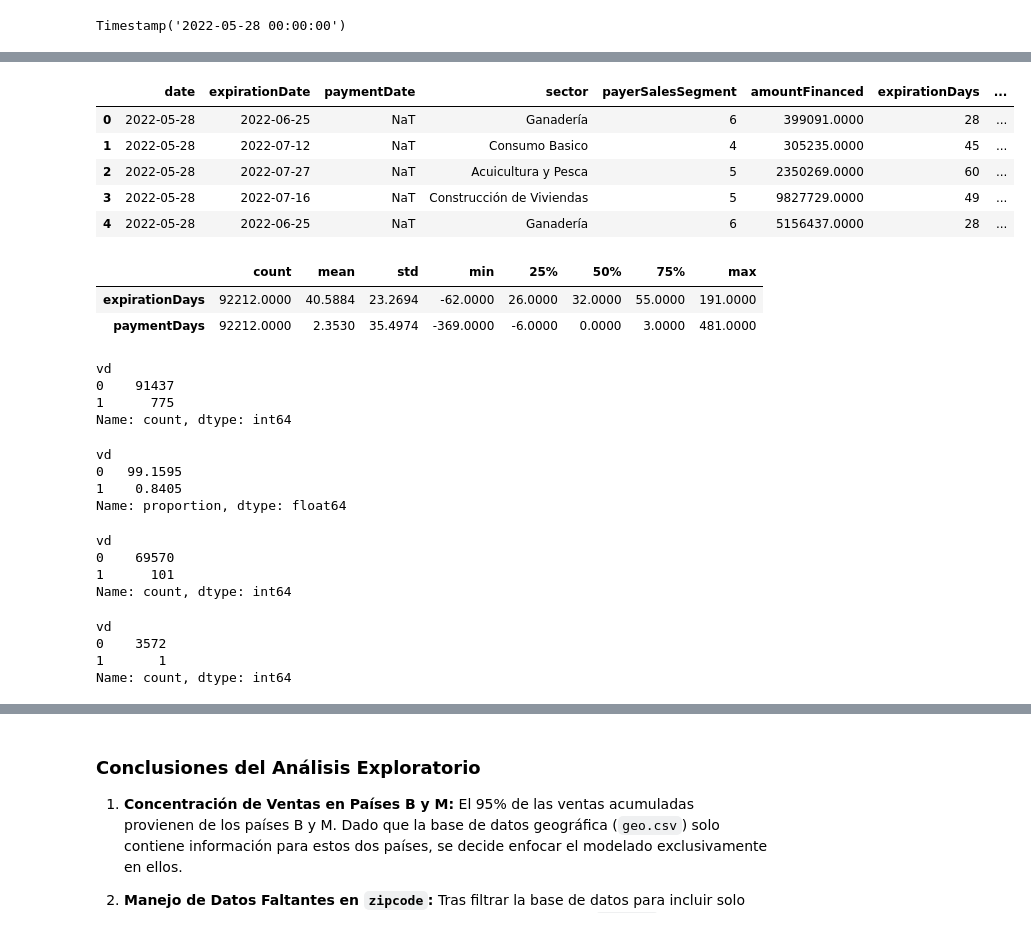
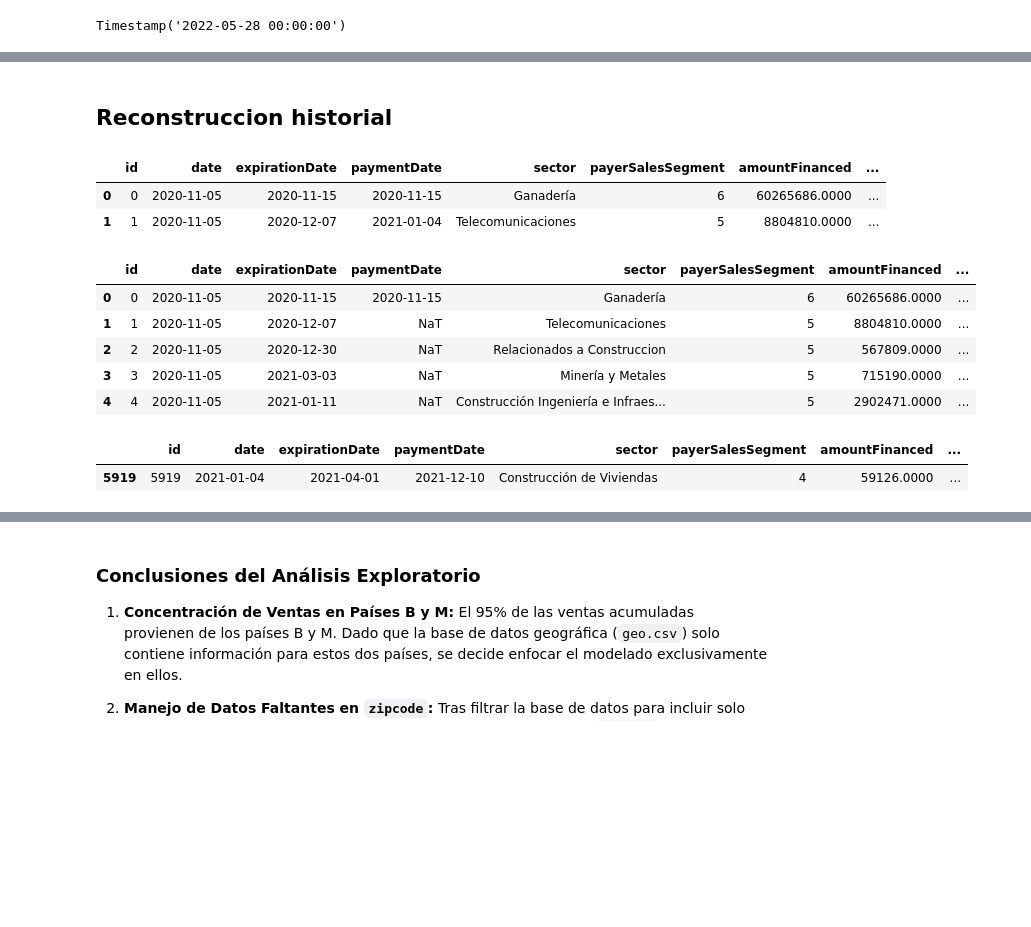
Before and after one commit to Lucasalam/model_risk, a Jupyter notebook: notebooks/01_Exploratory_Data_Analysis.ipynb, the cells around one changed output, grey strips where cells are left out. Saved outputs shown, nothing was run; the diff lists cells and outputs as text; code cells hidden in the pictures; blank space fills up the shorter version.

```diff
--- a/notebooks/01_Exploratory_Data_Analysis.ipynb
+++ b/notebooks/01_Exploratory_Data_Analysis.ipynb
@@ -234,0 +267,10 @@ df['paymentDays'] = np.where(df['paymentDate'].isnull(),(pd.to_datetime('28-05-2
+# %% [markdown]
+## Reconstruccion historial
+# %%
+## generar indice por factura
+df_=df.sort_values("date").reset_index(drop=True).reset_index(names="id")
+df_.head(2)
+# %% [output]
+|  | id | date | expirationDate | paymentDate | sector | payerSalesSegment | amountFinanced | ... |
+| 0 | 0 | 2020-11-05 | 2020-11-15 | 2020-11-15 | Ganadería | 6 | 60265686.0000 | ... |
+| 1 | 1 | 2020-11-05 | 2020-12-07 | 2021-01-04 | Telecomunicaciones | 5 | 8804810.0000 | ... |
@@ -235,15 +328,9 @@ df['paymentDays'] = np.where(df['paymentDate'].isnull(),(pd.to_datetime('28-05-2
 # %%
-df.head()
+df_result.head()
 # %% [output]
-|  | date | expirationDate | paymentDate | sector | payerSalesSegment | amountFinanced | expirationDays | ... |
-| 0 | 2022-05-28 | 2022-06-25 | NaT | Ganadería | 6 | 399091.0000 | 28 | ... |
-| 1 | 2022-05-28 | 2022-07-12 | NaT | Consumo Basico | 4 | 305235.0000 | 45 | ... |
-| 2 | 2022-05-28 | 2022-07-27 | NaT | Acuicultura y Pesca | 5 | 2350269.0000 | 60 | ... |
-| 3 | 2022-05-28 | 2022-07-16 | NaT | Construcción de Viviendas | 5 | 9827729.0000 | 49 | ... |
-| 4 | 2022-05-28 | 2022-06-25 | NaT | Ganadería | 6 | 5156437.0000 | 28 | ... |
+|  | id | date | expirationDate | paymentDate | sector | payerSalesSegment | amountFinanced | ... |
+| 0 | 0 | 2020-11-05 | 2020-11-15 | 2020-11-15 | Ganadería | 6 | 60265686.0000 | ... |
+| 1 | 1 | 2020-11-05 | 2020-12-07 | NaT | Telecomunicaciones | 5 | 8804810.0000 | ... |
+| 2 | 2 | 2020-11-05 | 2020-12-30 | NaT | Relacionados a Construccion | 5 | 567809.0000 | ... |
+| 3 | 3 | 2020-11-05 | 2021-03-03 | NaT | Minería y Metales | 5 | 715190.0000 | ... |
+| 4 | 4 | 2020-11-05 | 2021-01-11 | NaT | Construcción Ingeniería e Infraes... | 5 | 2902471.0000 | ... |
-# %%
-df[['expirationDays','paymentDays']].describe().T
-# %% [output]
-|  | count | mean | std | min | 25% | 50% | 75% | max |
-| expirationDays | 92212.0000 | 40.5884 | 23.2694 | -62.0000 | 26.0000 | 32.0000 | 55.0000 | 191.0000 |
-| paymentDays | 92212.0000 | 2.3530 | 35.4974 | -369.0000 | -6.0000 | 0.0000 | 3.0000 | 481.0000 |
@@ -252,16 +336,0 @@ df['vd'] = np.where(df['paymentDays']>180,1,0)
-# %%
-# transacciones acumuladas
-df['vd'].value_counts()
-# %% [output]
-vd
-0    91437
-1      775
-Name: count, dtype: int64
-# %%
-# transacciones acumuladas
-df['vd'].value_counts(1)*100
-# %% [output]
-vd
-0   99.1595
-1    0.8405
-Name: proportion, dtype: float64
@@ -277,14 +337,6 @@ df_=df.groupby(var_df).size().reset_index()
-# %%
-df_[df_[0]==1].vd.value_counts()
-# %% [output]
-vd
-0    69570
-1      101
-Name: count, dtype: int64
-# %%
-df_[df_[0]>1].vd.value_counts()
-# %% [output]
-vd
-0    3572
-1       1
-Name: count, dtype: int64
+# %%
+## caso testigo
+df_[(df_["paymentDays"]>180)&(~df_["paymentDate"].isnull())].head(1)
+# %% [output]
+|  | id | date | expirationDate | paymentDate | sector | payerSalesSegment | amountFinanced | ... |
+| 5919 | 5919 | 2021-01-04 | 2021-04-01 | 2021-12-10 | Construcción de Viviendas | 4 | 59126.0000 | ... |
```
Also changed, not shown: parts of 12 cells of this notebook.
